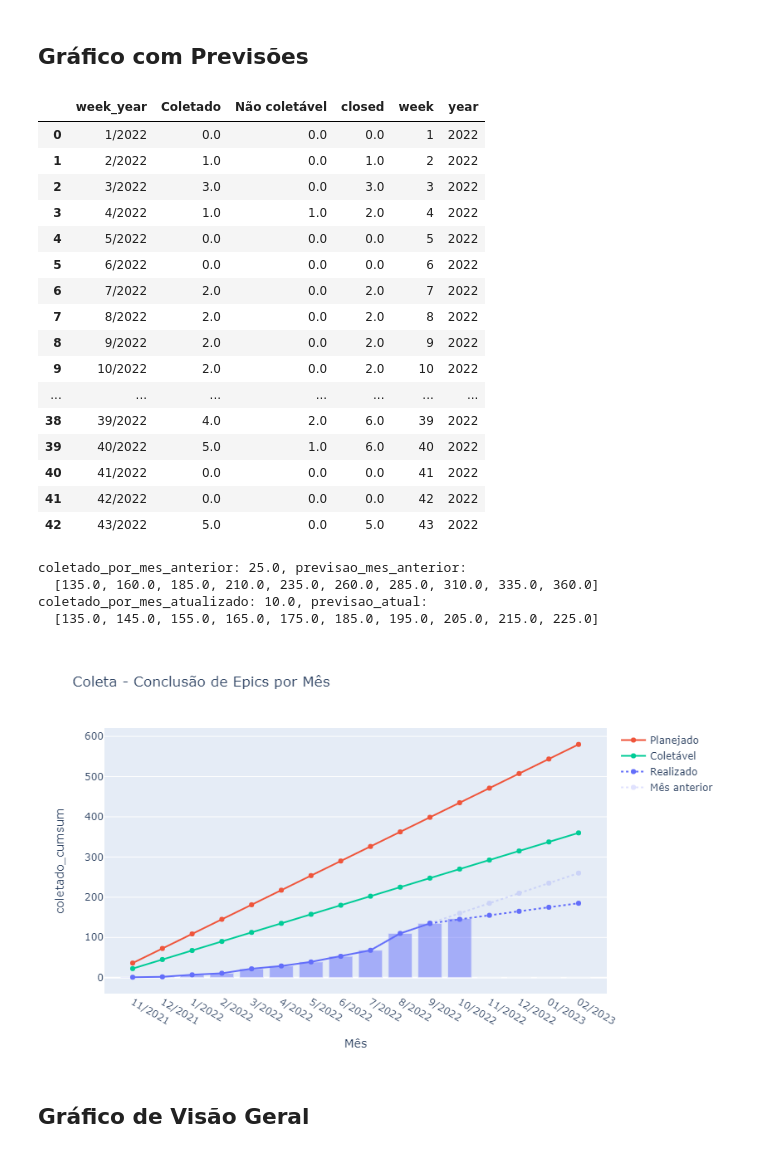
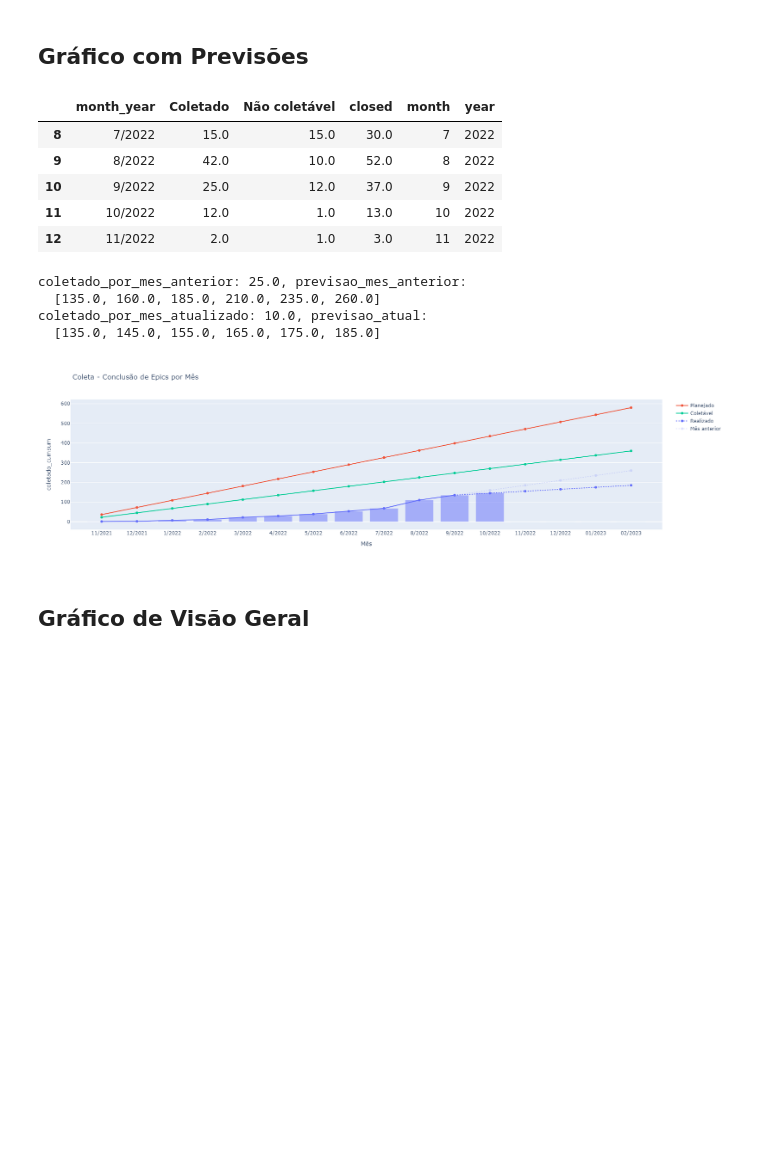
Before and after one commit to MPMG-DCC-UFMG/F01-gerenciamento, a Jupyter notebook: dashboard/Dashboard Tests.ipynb, the cells around one changed output. Saved outputs shown, nothing was run; the diff lists cells and outputs as text; code cells hidden in the pictures; blank space fills up the shorter version.

```diff
--- a/dashboard/Dashboard Tests.ipynb
+++ b/dashboard/Dashboard Tests.ipynb
@@ -355,20 +361,11 @@ def plot_speed_epics(df, df_week, title):
     # df["closed_cumsum"] = df["closed"].cumsum()
     # df["naocoletado_cumsum"] = df["Não coletável"].cumsum()
 
-    display(df_week)
-
     total_coletado_mes_anterior  = df['Coletado'][:-1].sum()
     coletado_por_mes_atualizado = df_week['Coletado'][-4:].sum()  #df["Coletado"].mean()
     coletado_por_mes_anterior   = df['Coletado'][-2:-1].values[0]
     # fechado_por_mes = df["closed"].mean()
     # total_coletado  = df['Coletado'].sum()
-
-    #TODO numbers
-    previsao_mes_anterior = [total_coletado_mes_anterior + (i * coletado_por_mes_anterior) for i in range(10)]
-    previsao_atual = [total_coletado_mes_anterior + (i * coletado_por_mes_atualizado) for i in range(10)]
-
-    print(f'coletado_por_mes_anterior: {coletado_por_mes_anterior}, previsao_mes_anterior:\n  {previsao_mes_anterior}')
-    print(f'coletado_por_mes_atualizado: {coletado_por_mes_atualizado}, previsao_atual:\n  {previsao_atual}')
 
     # Definindo os meses de interesse
     df = df.merge( pd.DataFrame(["11/2021", "12/2021"] + [f'{x}/2022' for x in range(1,13)] +
@@ -380,11 +377,15 @@ def plot_speed_epics(df, df_week, title):
 
     total_epics = total_epics_by_template * n_templates
     total_months = df.shape[0]
+    future_months = total_months - len(coletado_cumsum_anterior) + 1
     ideal_speed = total_epics / total_months
 
     media_nao_coletavel = (12 + 12 + 12 + 8) / 4   # Siplanweb + Betha + MunicipalNet + ADPM
     total_coletaveis = total_epics - (media_nao_coletavel * n_templates)
     ideal_speed_discounted = total_coletaveis / total_months
+
+    previsao_mes_anterior = [total_coletado_mes_anterior + (i * coletado_por_mes_anterior) for i in range(future_months)]
+    previsao_atual = [total_coletado_mes_anterior + (i * coletado_por_mes_atualizado) for i in range(future_months)]
 
     # Plot
     fig =  px.bar(df, x="month_year", y='coletado_cumsum', title=title, opacity=0.5, height=500, width=1000,
@@ -395,56 +396,46 @@ def plot_speed_epics(df, df_week, title):
         go.Scatter(x=df.month_year, y=[i * ideal_speed for i in range(1, total_months+1)], name="Planejado", opacity=1,
                   line=go.scatter.Line(color='#ef553b')), #color="red" ff6692 ef553b
         go.Scatter(x=df.month_year, y=[i * ideal_speed_discounted for i in range(1, total_months+1)], name="Coletável",
                   line=go.scatter.Line(color="#00CC96")), #AB63FA
         go.Scatter(x=df.month_year, y=coletado_cumsum_anterior, name="Realizado",
                   line=go.scatter.Line(dash='solid', color="#636efa"), opacity=1, showlegend=False),
-        go.Scatter(x=df.month_year[-6:], y=previsao_atual, name="Realizado",
+        go.Scatter(x=df.month_year[-future_months:], y=previsao_atual, name="Realizado",
                   line=go.scatter.Line(dash='dot', color="#636efa"), opacity=1),
-        go.Scatter(x=df.month_year[-6:], y=previsao_mes_anterior, name="Mês anterior",
+        go.Scatter(x=df.month_year[-future_months:], y=previsao_mes_anterior, name="Mês anterior",
                   line=go.scatter.Line(dash='dot', color="#636efa"), opacity=0.2),
         # go.Scatter(x=df.month_year, y=[i * velocidade_coleta for i in range(1, total_months+1)], name="Realizado",
         #           line=go.scatter.Line(color="#636efa"), opacity=1),#, text=df), #8c86ff
         # go.Scatter(x=df.month_year, y=mes_anterior, name="Mês anterior",
         #           line=go.scatter.Line(color="#636efa"), opacity=0.2),
         # go.Scatter(x=df.month_year, y=[i * velocidade_total for i in range(1, total_months+1)], name="Total Fechado",
         #           line=go.scatter.Line(color="blue"), opacity=0.1),    # Inclui todas epics fechadas
                     # dash -> ['solid', 'dot', 'dash', 'longdash', 'dashdot', 'longdashdot']
     ])
 
     return fig
 
 #-------------------------------------------------------------------------------------
 #4c72b0', '#dd8452', '#55a868', '#c44e52', '#8172b3',
 # '#937860', '#da8bc3', '#8c8c8c', '#ccb974', '#64b5cd'
 
 count_epics_month = pd.read_csv("data/count_epics_month.csv")
 count_epics_week  = pd.read_csv("data/count_epics_week.csv")
+display(count_epics_month.tail())
 
-count_epics_month = count_epics_month[count_epics_month.month_year != '11/2022'] #TODO
+# count_epics_month = count_epics_month[count_epics_month.month_year != '11/2022'] #TODO
 plot_speed_epics(count_epics_month, count_epics_week, title='Coleta - Conclusão de Epics por Mês')
 # %% [output]
-|  | week_year | Coletado | Não coletável | closed | week | year |
-| 0 | 1/2022 | 0.0 | 0.0 | 0.0 | 1 | 2022 |
-| 1 | 2/2022 | 1.0 | 0.0 | 1.0 | 2 | 2022 |
-| 2 | 3/2022 | 3.0 | 0.0 | 3.0 | 3 | 2022 |
-| 3 | 4/2022 | 1.0 | 1.0 | 2.0 | 4 | 2022 |
-| 4 | 5/2022 | 0.0 | 0.0 | 0.0 | 5 | 2022 |
-| 5 | 6/2022 | 0.0 | 0.0 | 0.0 | 6 | 2022 |
-| 6 | 7/2022 | 2.0 | 0.0 | 2.0 | 7 | 2022 |
-| 7 | 8/2022 | 2.0 | 0.0 | 2.0 | 8 | 2022 |
-| 8 | 9/2022 | 2.0 | 0.0 | 2.0 | 9 | 2022 |
-| 9 | 10/2022 | 2.0 | 0.0 | 2.0 | 10 | 2022 |
-| ... | ... | ... | ... | ... | ... | ... |
-| 38 | 39/2022 | 4.0 | 2.0 | 6.0 | 39 | 2022 |
-| 39 | 40/2022 | 5.0 | 1.0 | 6.0 | 40 | 2022 |
-| 40 | 41/2022 | 0.0 | 0.0 | 0.0 | 41 | 2022 |
-| 41 | 42/2022 | 0.0 | 0.0 | 0.0 | 42 | 2022 |
-| 42 | 43/2022 | 5.0 | 0.0 | 5.0 | 43 | 2022 |
+|  | month_year | Coletado | Não coletável | closed | month | year |
+| 8 | 7/2022 | 15.0 | 15.0 | 30.0 | 7 | 2022 |
+| 9 | 8/2022 | 42.0 | 10.0 | 52.0 | 8 | 2022 |
+| 10 | 9/2022 | 25.0 | 12.0 | 37.0 | 9 | 2022 |
+| 11 | 10/2022 | 12.0 | 1.0 | 13.0 | 10 | 2022 |
+| 12 | 11/2022 | 2.0 | 1.0 | 3.0 | 11 | 2022 |
 coletado_por_mes_anterior: 25.0, previsao_mes_anterior:
-  [135.0, 160.0, 185.0, 210.0, 235.0, 260.0, 285.0, 310.0, 335.0, 360.0]
+  [135.0, 160.0, 185.0, 210.0, 235.0, 260.0]
 coletado_por_mes_atualizado: 10.0, previsao_atual:
-  [135.0, 145.0, 155.0, 165.0, 175.0, 185.0, 195.0, 205.0, 215.0, 225.0]
+  [135.0, 145.0, 155.0, 165.0, 175.0, 185.0]
-[figure, old version]
+[figure, new version]
 # %%
 repo = repo_F01
 epics_id = [1928, 1645, 1935, 1330, 1964, 1963, 1905]
```
Also changed, not shown: parts of 25 cells of this notebook, 17 other files.
